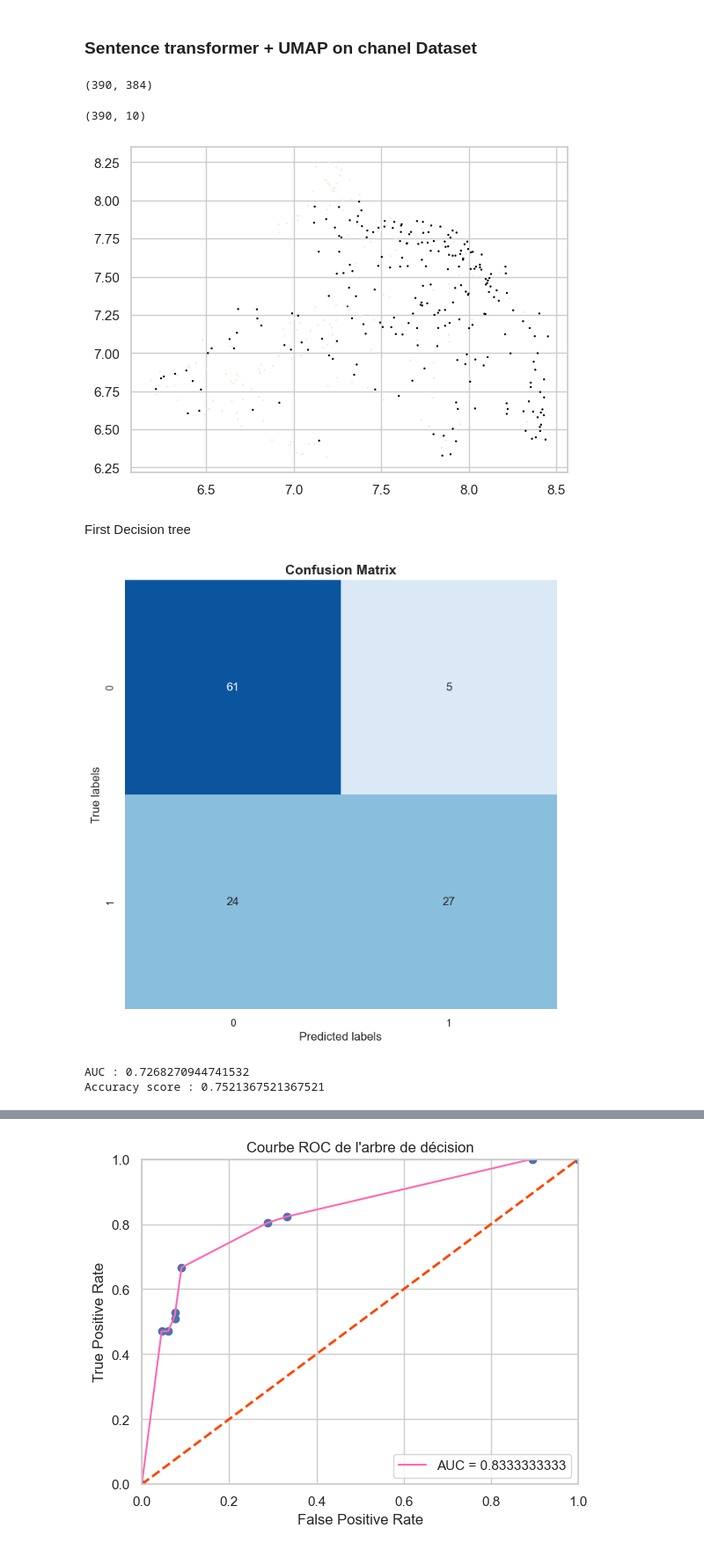
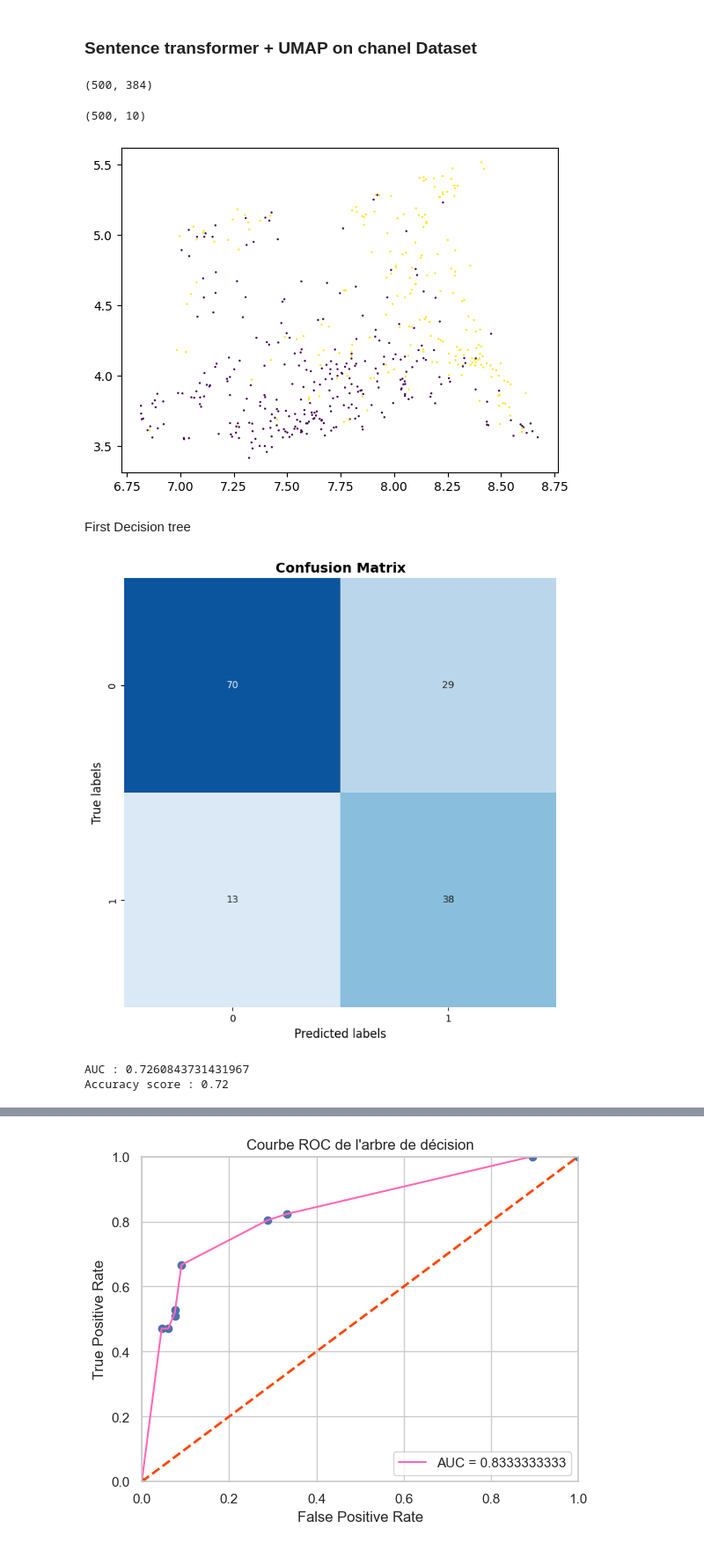
Before and after one commit to atekiouk/Sujet_2, a Jupyter notebook: Notebooks/bert_test.ipynb, the cells around one changed output, grey strips where cells are left out. Shown at 88% size. Cells and saved outputs as stored; diff of their text form; code cells hidden in the pictures.

```diff
--- a/Notebooks/bert_test.ipynb
+++ b/Notebooks/bert_test.ipynb
@@ -25,7 +20,7 @@ from transformers              import BertTokenizer, BertModel
 from sentence_transformers     import SentenceTransformer
 from sklearn.metrics           import roc_curve
 # %%
-chanel_junk_valid_new = pd.read_excel('C:/Users/a.tekiouk/Sujet_2/Sujet_2/DATA/chanel_junk_valid_new.xlsx')
+chanel_junk_valid_new = pd.read_excel('C:/Users/a.tekiouk/Sujet_2/Sujet_2/DATA/chanel_junk_valid_2.xlsx')
 # %% [markdown]
 ## Bert
 # %%
@@ -82,5 +74,5 @@ X_1 = embeddings1
 X_1.shape
 # 390 rows, 384 cols
 # %% [output]
-(390, 384)
+(500, 384)
 # %%
@@ -89,27 +81,27 @@ X_1_reduced = manifold1.transform(X_1)
 # %%
 X_1_reduced.shape
 # %% [output]
-(390, 10)
+(500, 10)
 # %%
 plt.scatter(X_1_reduced[:, 0], X_1_reduced[:, 1], c=y, s=0.5);
 # %% [output]
-[figure, old version]
+[figure, new version]
 # %% [markdown]
 First Decision tree
 # %%
 X_train, X_test, y_train, y_test = train_test_split(X_1_reduced,y, test_size=0.30, random_state=42)
 # %%
-tree1 = DecisionTreeClassifier(random_state = 42,criterion = 'entropy', max_depth = 5, ccp_alpha =  0.01, min_samples_leaf = 5, max_features = 5, min_samples_split = 13)
+tree1 = DecisionTreeClassifier(random_state = 42,criterion = 'entropy', max_depth = 5, ccp_alpha =  0.01, min_samples_leaf = 5, max_features = 5, min_samples_split = 7)
 tree1.fit(X_train,y_train)
 y_pred = tree1.predict(X_test)
 utilities.plot_confusion_matrix(y_true = y_test, y_pred = y_pred)
 fpr, tpr, thresholds = metrics.roc_curve(y_test, y_pred)
 print(f"AUC : {metrics.auc(fpr, tpr)}")
 print(f"Accuracy score : {metrics.accuracy_score(y_test, y_pred)}")
 # %% [output]
-[figure, old version]
+[figure, new version]
-AUC : 0.7268270944741532
-Accuracy score : 0.7521367521367521
+AUC : 0.7260843731431967
+Accuracy score : 0.72
 # %%
 sklearn.tree.plot_tree(tree1,feature_names = X_train, class_names = ['1','0'], filled = True)
 # %% [output]
```
Also changed, not shown: parts of 13 cells of this notebook, 1 other file.
